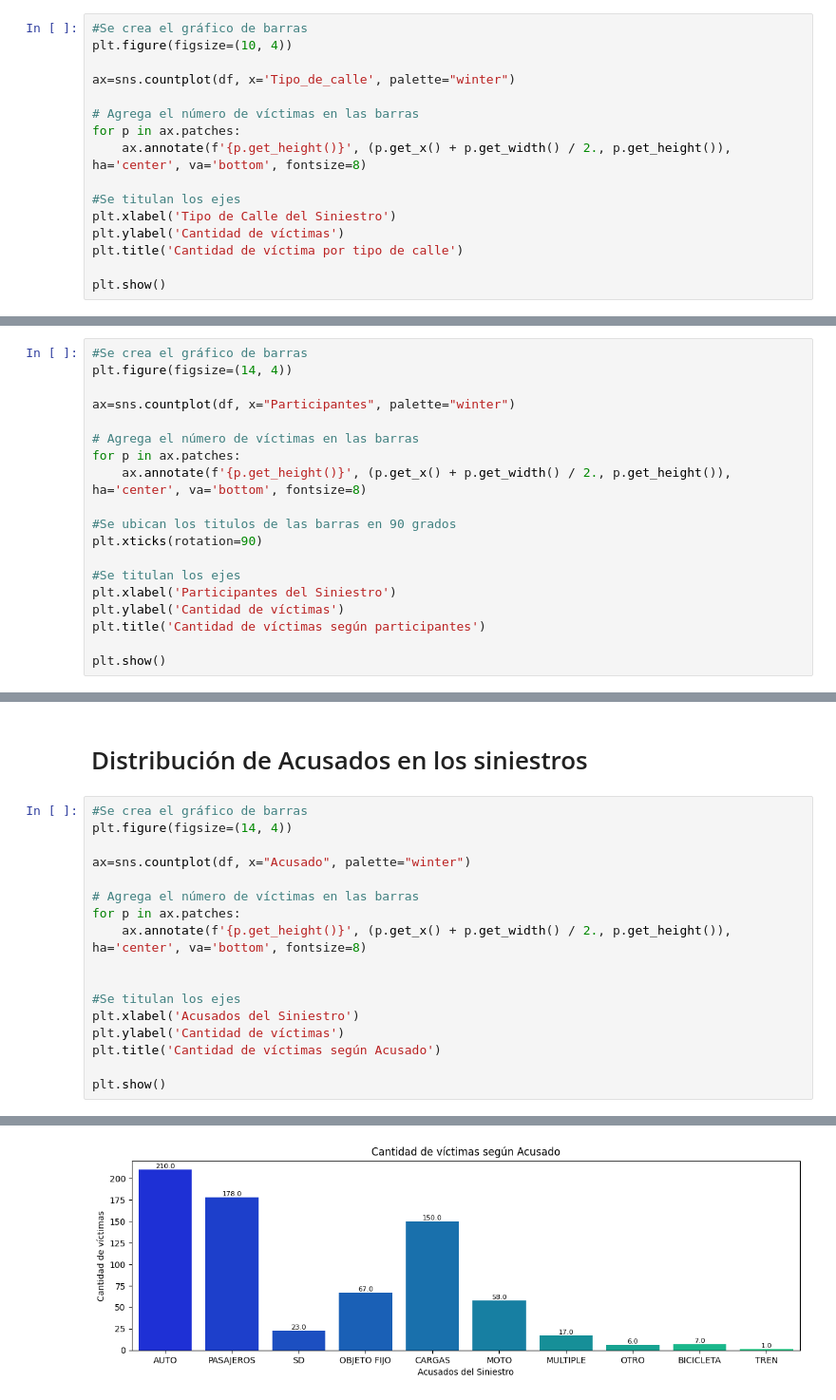
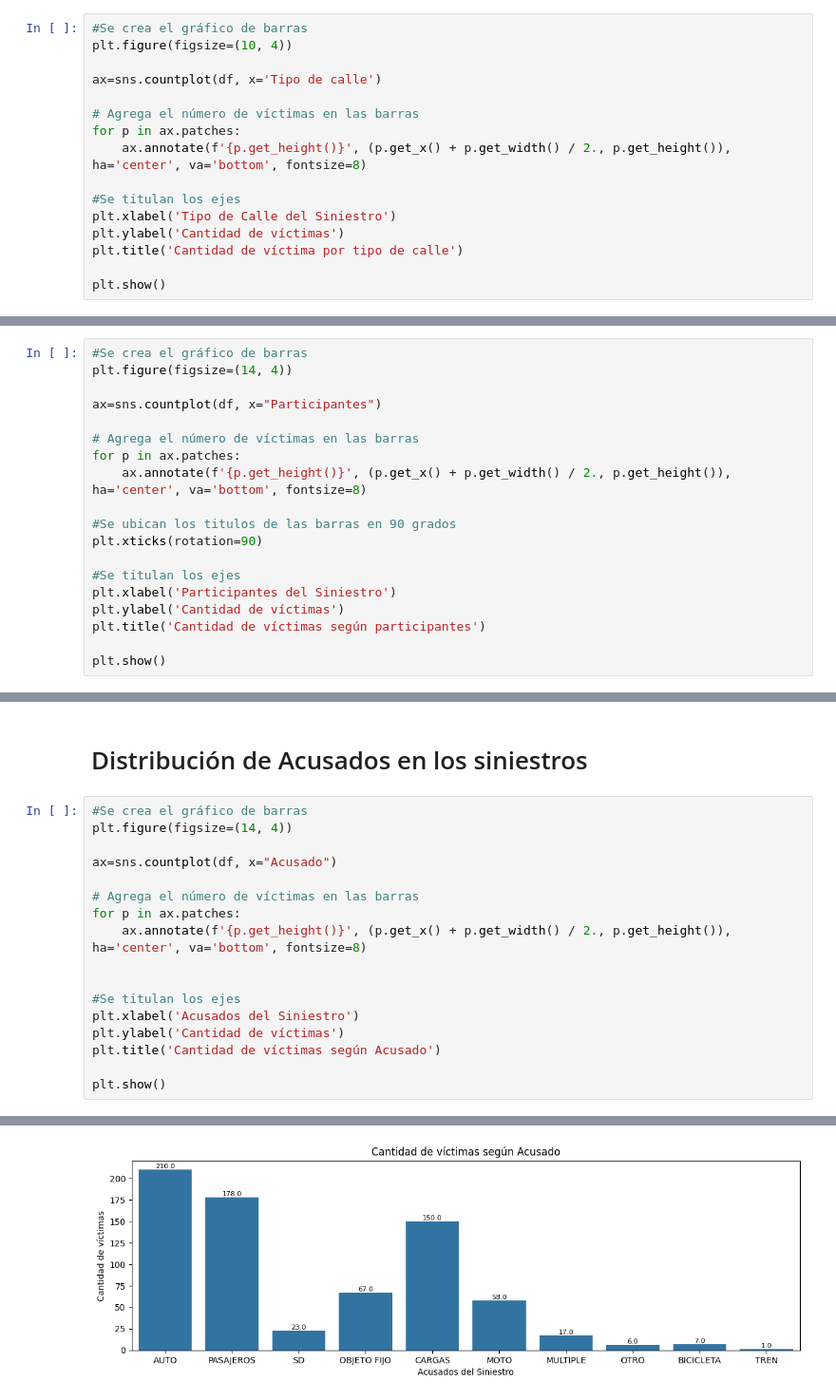
Before and after one commit to AgneseNahuel/PIDA, a Jupyter notebook: EDA.ipynb, the cells around one changed output, grey strips where cells are left out. Shown at 95% size. Cells and saved outputs as stored; diff of their text form.

```diff
--- a/EDA.ipynb
+++ b/EDA.ipynb
@@ -185,7 +199,7 @@ plt.show()
 #Se crea el gráfico de barras
 plt.figure(figsize=(10, 4))
 
-ax=sns.countplot(df, x='Tipo_de_calle', palette="winter")
+ax=sns.countplot(df, x='Tipo de calle')
 
 # Agrega el número de víctimas en las barras
 for p in ax.patches:
@@ -208,7 +221,7 @@ Passing `palette` without assigning `hue` is deprecated and will be removed in v
 #Se crea el gráfico de barras
 plt.figure(figsize=(14, 4))
 
-ax=sns.countplot(df, x="Participantes", palette="winter")
+ax=sns.countplot(df, x="Participantes")
 
 # Agrega el número de víctimas en las barras
 for p in ax.patches:
@@ -236,7 +246,7 @@ Los participantes que mas generan siniestros son "Peaton-Pasajero" en Victimas
 #Se crea el gráfico de barras
 plt.figure(figsize=(14, 4))
 
-ax=sns.countplot(df, x="Acusado", palette="winter")
+ax=sns.countplot(df, x="Acusado")
 
 # Agrega el número de víctimas en las barras
 for p in ax.patches:
@@ -256,4 +263,4 @@ Passing `palette` without assigning `hue` is deprecated and will be removed in v
-[figure, old version]
+[figure, new version]
 # %%
 # Calcular la proporción de víctimas por sexo
 proporcion = df['Sexo'].value_counts(normalize=True) * 100
```
Also changed, not shown: parts of 21 cells of this notebook, 5 other files.
